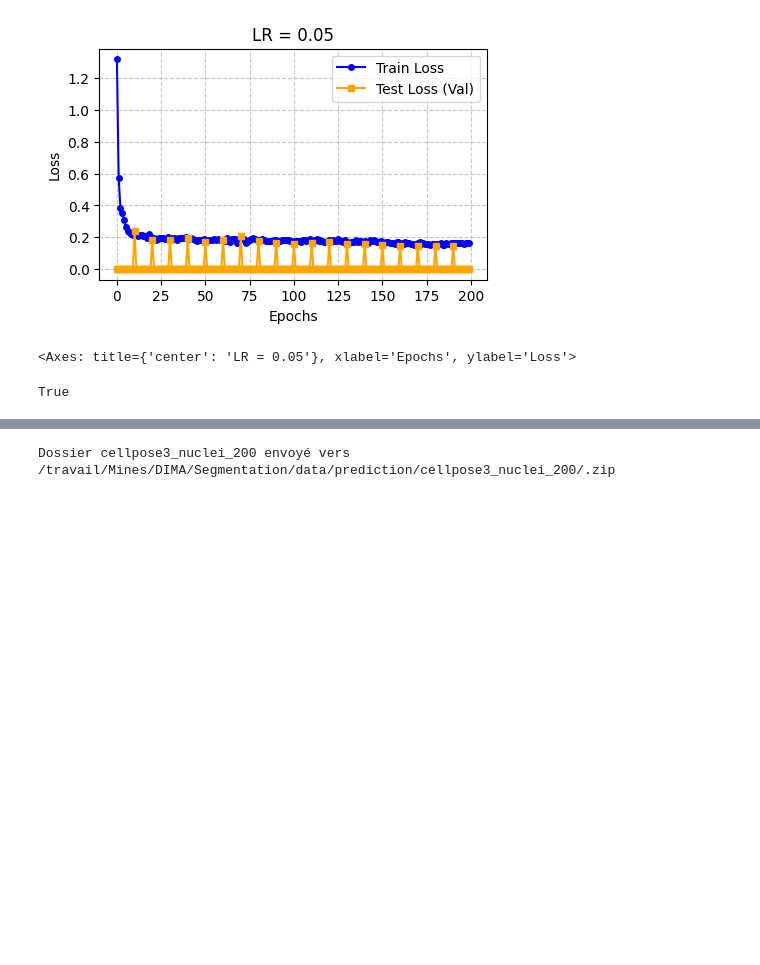
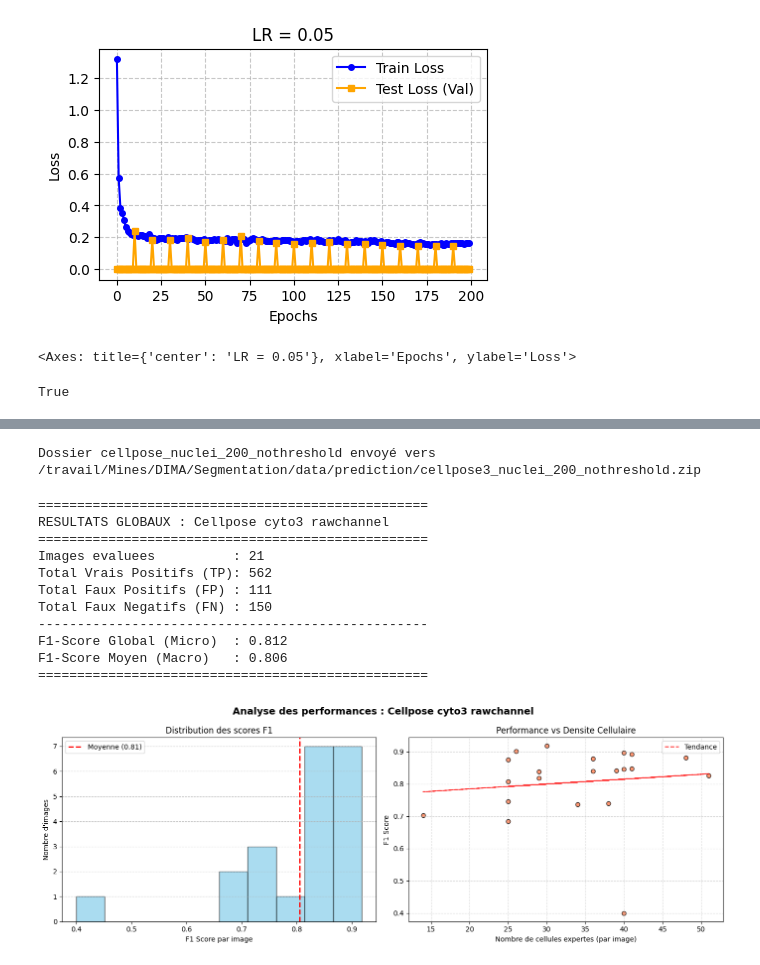
Before and after one commit to GautierGabriel/DIMA, a Jupyter notebook: scripts/cellpose3_nuc.ipynb, the cells around one changed output, grey strips where cells are left out. Saved outputs shown, nothing was run; the diff lists cells and outputs as text; code cells hidden in the pictures; blank space fills up the shorter version.

```diff
--- a/scripts/cellpose3_nuc.ipynb
+++ b/scripts/cellpose3_nuc.ipynb
@@ -293,4 +312,19 @@ F1-Score Moyen (Macro)   : 0.763
 # %%
-oc.download_path('/content/data/prediction/cellpose3_nuclei_200/','/travail/Mines/DIMA/Segmentation/data/prediction/cellpose3_nuclei_200/')
+oc.download_path('/content/data/prediction/cellpose_nuclei_200_nothreshold/','/travail/Mines/DIMA/Segmentation/data/prediction/cellpose3_nuclei_200_nothreshold')
 # %% [output]
-Dossier cellpose3_nuclei_200 envoyé vers /travail/Mines/DIMA/Segmentation/data/prediction/cellpose3_nuclei_200/.zip
+Dossier cellpose_nuclei_200_nothreshold envoyé vers /travail/Mines/DIMA/Segmentation/data/prediction/cellpose3_nuclei_200_nothreshold.zip
+# %%
+df_final = ev.global_report(all_results, model_name="Cellpose cyto3 rawchannel")
+# %% [output]
+==================================================
+RESULTATS GLOBAUX : Cellpose cyto3 rawchannel
+==================================================
+Images evaluees          : 21
+Total Vrais Positifs (TP): 562
+Total Faux Positifs (FP) : 111
+Total Faux Negatifs (FN) : 150
+--------------------------------------------------
+F1-Score Global (Micro)  : 0.812
+F1-Score Moyen (Macro)   : 0.806
+==================================================
+[figure, added]
```
Also changed, not shown: parts of 4 cells of this notebook, 4 other files.
